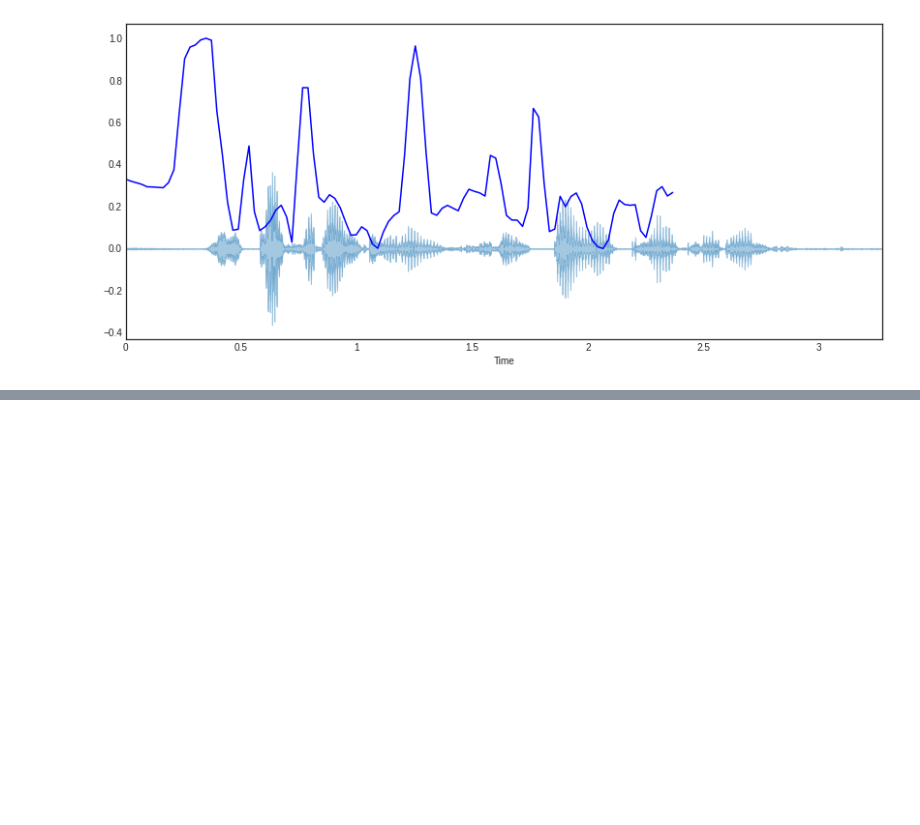
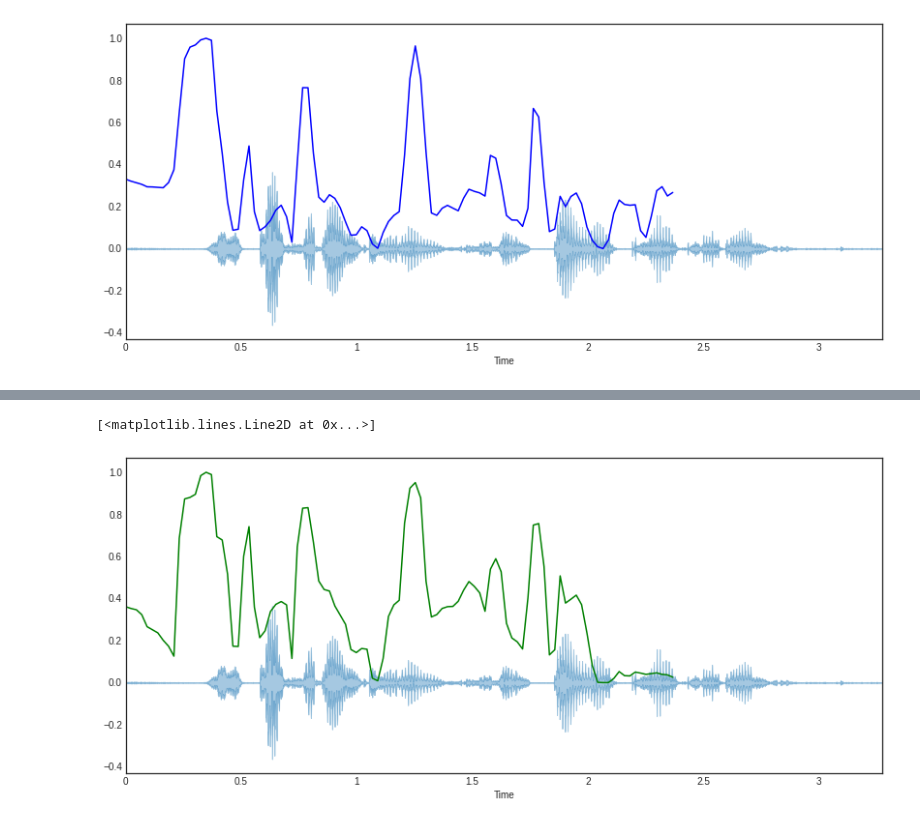
Before and after one commit to EGEG1212/TIL, a Jupyter notebook: 1_오디오처리Audio_Processing.ipynb, the cells around one changed output, grey strips where cells are left out. Cells and saved outputs as stored; diff of their text form; code cells hidden in the pictures; blank space fills up the shorter version.

```diff
--- a/1_오디오처리Audio_Processing.ipynb
+++ b/1_오디오처리Audio_Processing.ipynb
@@ -450,0 +455,9 @@ plt.plot(t, minmax_scale(spectral_centroids, axis=0), color='b')
+# %%
+spectral_rolloff = librosa.feature.spectral_rolloff(audio_np+0.01, sr=sr)[0]
+plt.figure(figsize=(14, 6))
+
+librosa.display.waveplot(audio_np, sr=sr, alpha=0.4)
+plt.plot(t, minmax_scale(spectral_rolloff, axis=0), color='g')
+# %% [output]
+[<matplotlib.lines.Line2D at 0x...>]
+[figure, added]
```
Also changed, not shown: parts of 19 cells of this notebook.
